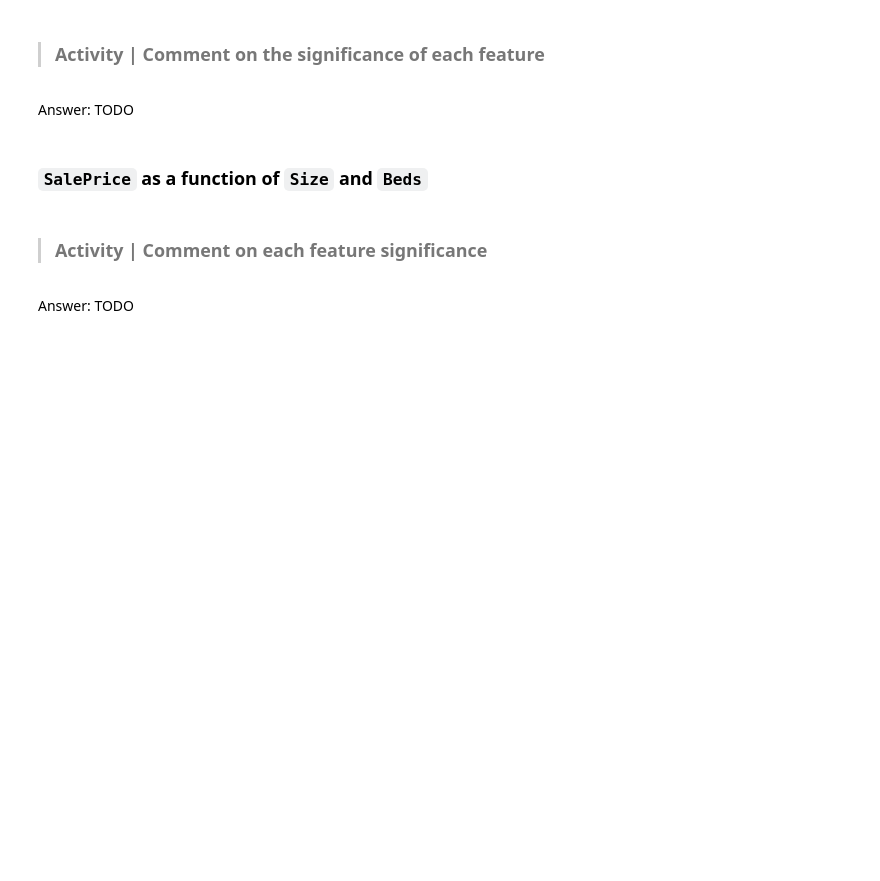
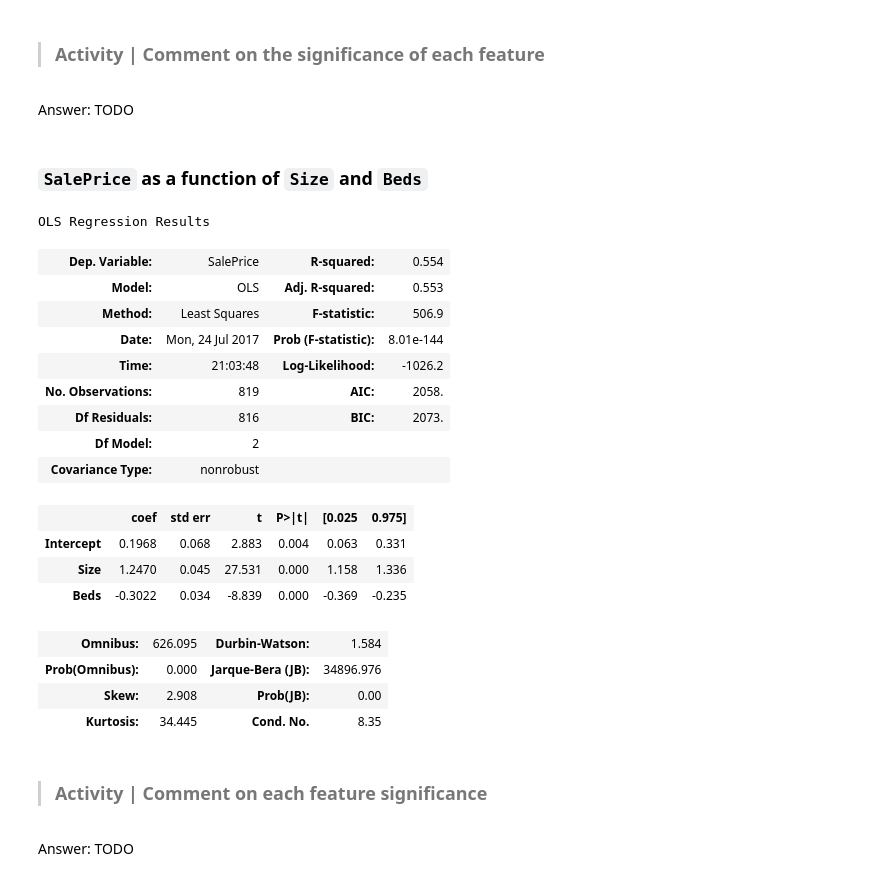
Before and after one commit to sthakuri/DS-SF-36, a Jupyter notebook: classes/09/notebooks/codealong-09-linear-regression-part-2-starter-code.ipynb, the cells around one changed output. Cells and saved outputs as stored; diff of their text form; code cells hidden in the pictures; blank space fills up the shorter version.

```diff
--- a/classes/09/notebooks/codealong-09-linear-regression-part-2-starter-code.ipynb
+++ b/classes/09/notebooks/codealong-09-linear-regression-part-2-starter-code.ipynb
@@ -38,3 +70,24 @@ Answer: TODO
+# %%
+smf.ols(formula = 'SalePrice ~ Size + Beds', data = df).fit().summary()
+# %% [output]
+OLS Regression Results
+| Dep. Variable: | SalePrice | R-squared: | 0.554 |
+| Model: | OLS | Adj. R-squared: | 0.553 |
+| Method: | Least Squares | F-statistic: | 506.9 |
+| Date: | Mon, 24 Jul 2017 | Prob (F-statistic): | 8.01e-144 |
+| Time: | 21:03:48 | Log-Likelihood: | -1026.2 |
+| No. Observations: | 819 | AIC: | 2058. |
+| Df Residuals: | 816 | BIC: | 2073. |
+| Df Model: | 2 |  |  |
+| Covariance Type: | nonrobust |  |  |
+|  | coef | std err | t | P>|t| | [0.025 | 0.975] |
+| Intercept | 0.1968 | 0.068 | 2.883 | 0.004 | 0.063 | 0.331 |
+| Size | 1.2470 | 0.045 | 27.531 | 0.000 | 1.158 | 1.336 |
+| Beds | -0.3022 | 0.034 | -8.839 | 0.000 | -0.369 | -0.235 |
+| Omnibus: | 626.095 | Durbin-Watson: | 1.584 |
+| Prob(Omnibus): | 0.000 | Jarque-Bera (JB): | 34896.976 |
+| Skew: | 2.908 | Prob(JB): | 0.00 |
+| Kurtosis: | 34.445 | Cond. No. | 8.35 |
 # %% [markdown]
 > ### Activity | Comment on each feature significance
 # %% [markdown]
```
Also changed, not shown: parts of 11 cells of this notebook.
